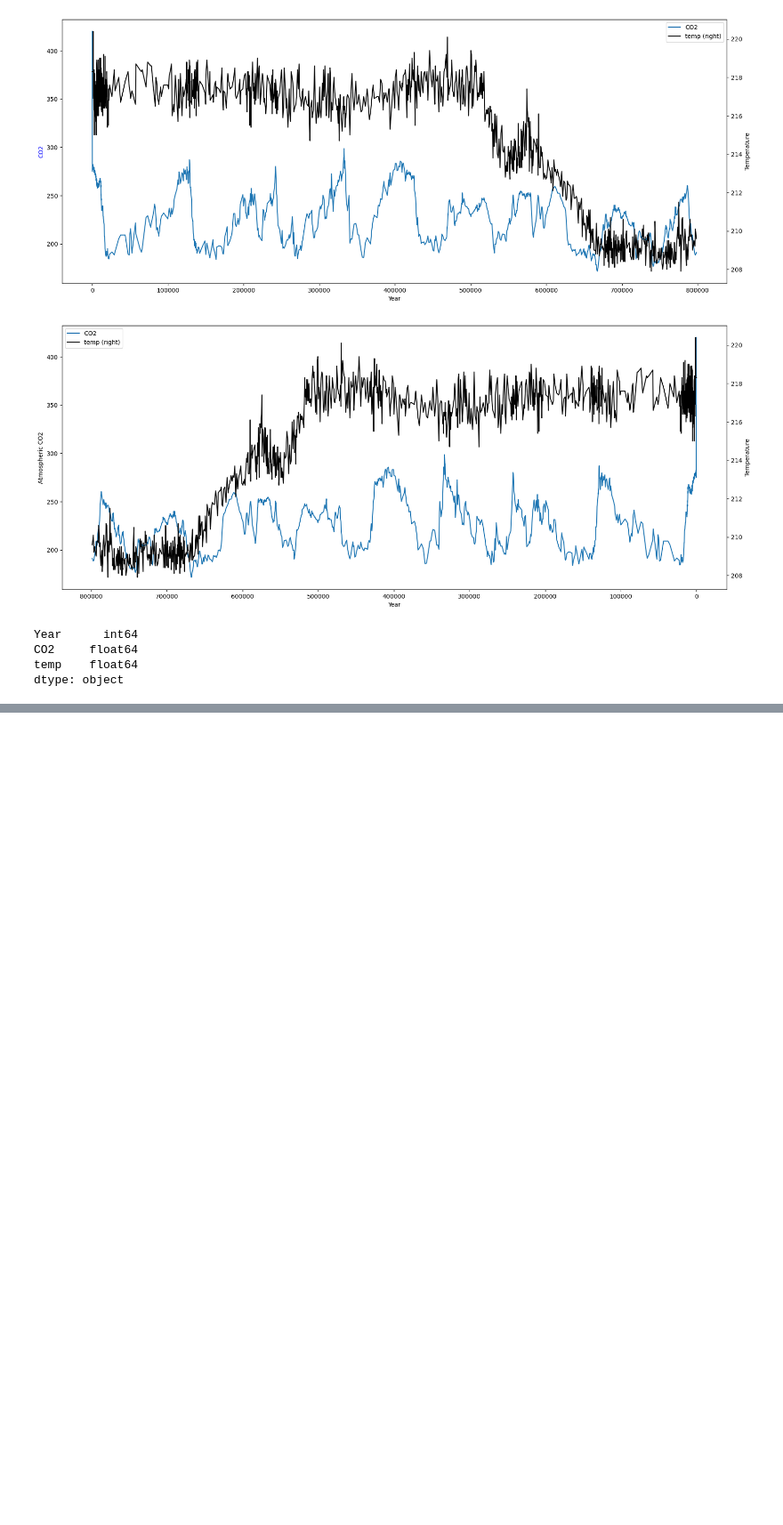
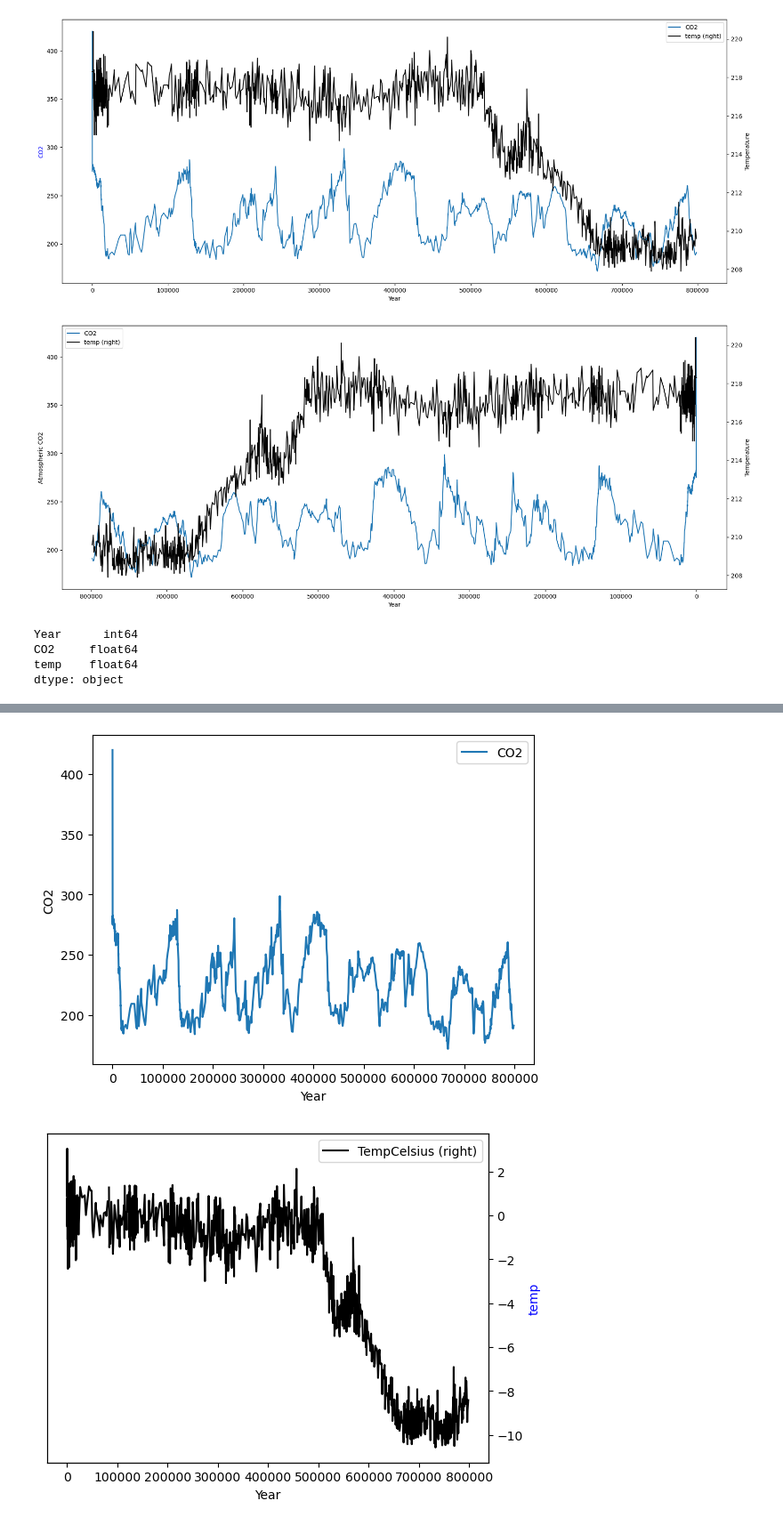
Before and after one commit to mickalleny2k/PfDA_Project2, a Jupyter notebook: project.ipynb, the cells around one changed output, grey strips where cells are left out. Shown at 89% size. Saved outputs shown, nothing was run; the diff lists cells and outputs as text; code cells hidden in the pictures; blank space fills up the shorter version.

```diff
--- a/project.ipynb
+++ b/project.ipynb
@@ -336,0 +387,4 @@ dtype: object
+# %%
+temp_celsius = epica_df1.Temperature
+df_comp["TempCelsius"] = temp_celsius
+df_comp
@@ -336,0 +405,10 @@ dtype: object
+# %%
+df_comp.plot(x="Year", y="CO2", ylabel=('CO2'))
+#ax.set_xlim(0, 800000)
+ax = df_comp.plot(x="Year", y="TempCelsius",secondary_y=True, color='k')
+ax.set_ylabel('temp', color='b')
+#ax2.set_ylim(200, 230)
+plt.show()
+# %% [output]
+[figure, added]
+[figure, added]
```
Also changed, not shown: parts of 9 cells of this notebook, 2 other files.
